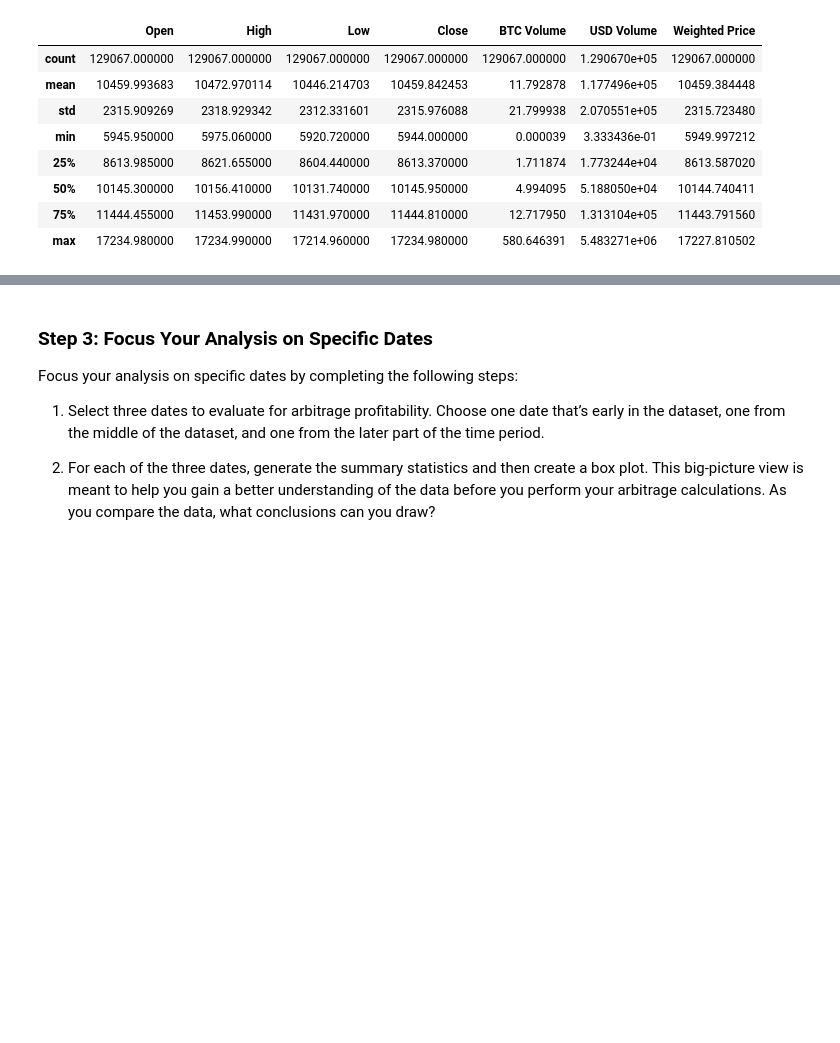
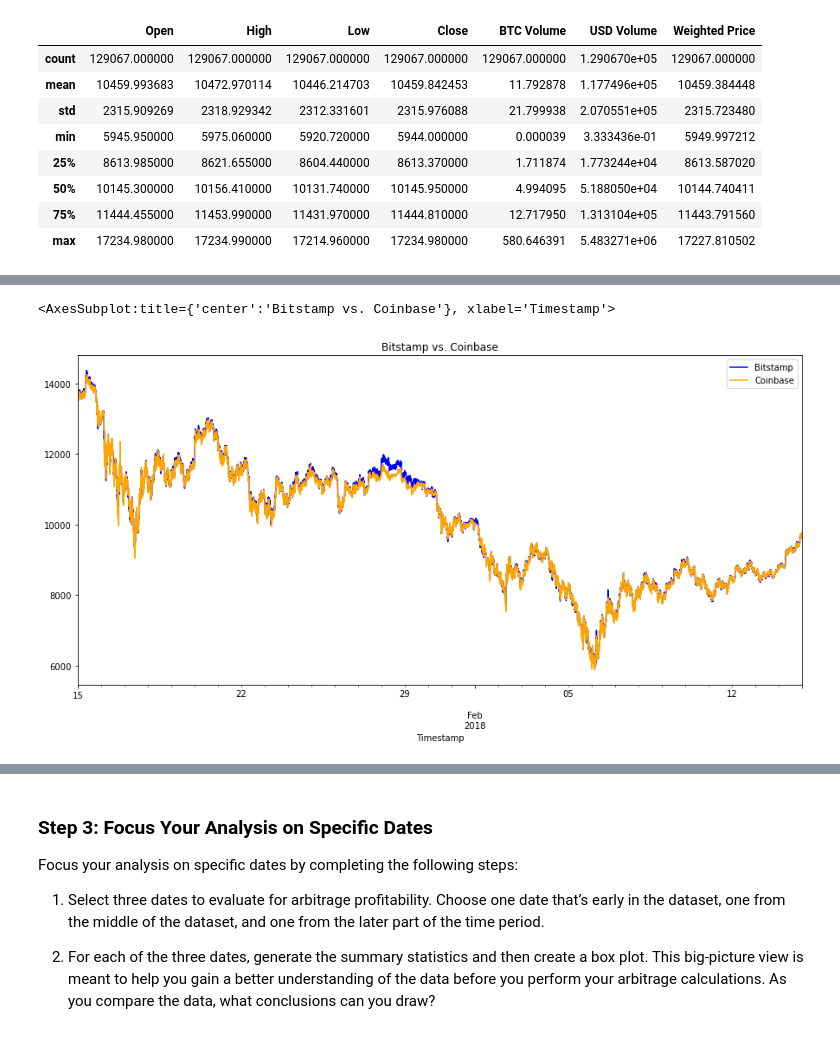
Before and after one commit to daybydata/crypto_arbitrage_script, a Jupyter notebook: crypto_arbitrage.ipynb, the cells around one changed output, grey strips where cells are left out. Saved outputs shown, nothing was run; the diff lists cells and outputs as text; code cells hidden in the pictures; blank space fills up the shorter version.

```diff
--- a/crypto_arbitrage.ipynb
+++ b/crypto_arbitrage.ipynb
@@ -293,8 +303,12 @@ coinbase.describe()
 # %%
 # Using the loc and plot functions, create an overlay plot that visualizes
 # the price action of both DataFrames for a one month period early in the dataset
 # Be sure to include the parameters: legend, figure size, title, and color and label
-# YOUR CODE HERE
+bitstamp_sliced.loc['2018-01-15':'2018-02-14'].plot(legend=True, figsize=(15, 7), title="Bitstamp vs. Coinbase", color="blue", label="Bitstamp")
+coinbase_sliced.loc['2018-01-15': '2018-02-14'].plot(legend=True, figsize=(15, 7), color="Orange", label="Coinbase")
+# %% [output]
+<AxesSubplot:title={'center':'Bitstamp vs. Coinbase'}, xlabel='Timestamp'>
+[figure, added]
 # %%
 # Using the loc and plot functions, create an overlay plot that visualizes
 # the price action of both DataFrames for a one month period later in the dataset
```
Also changed, not shown: parts of 23 cells of this notebook.
